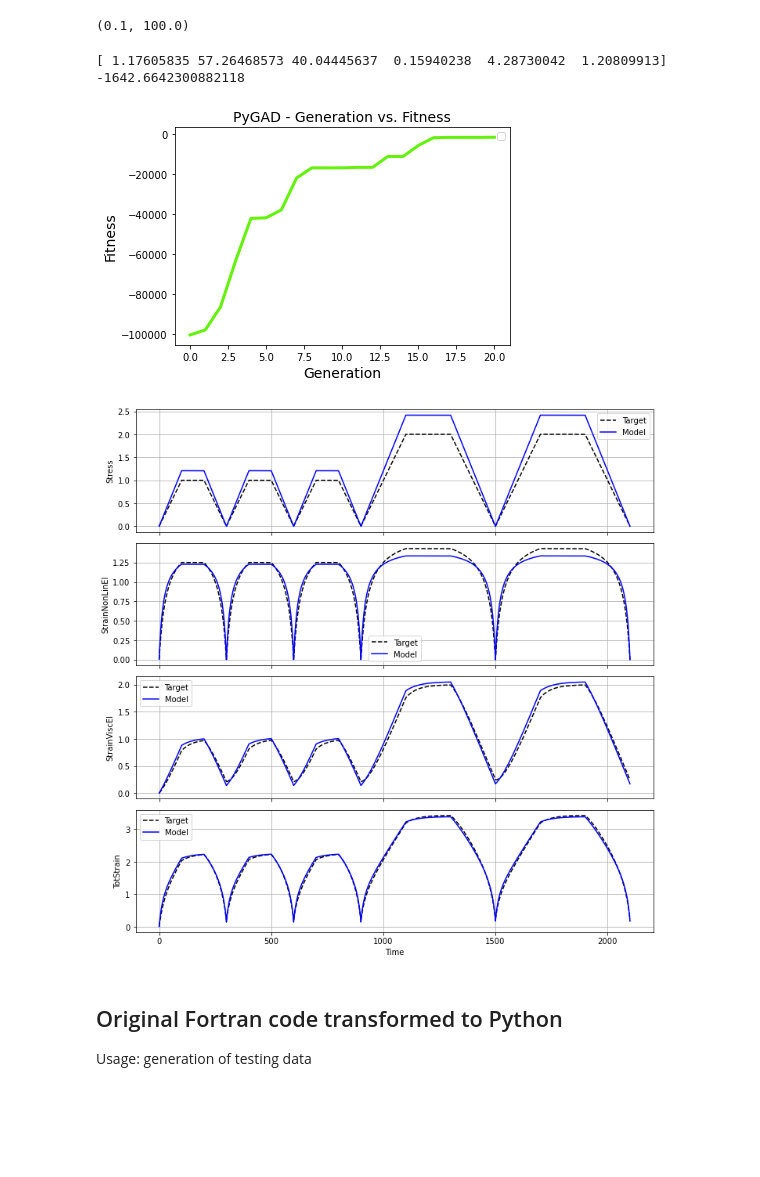
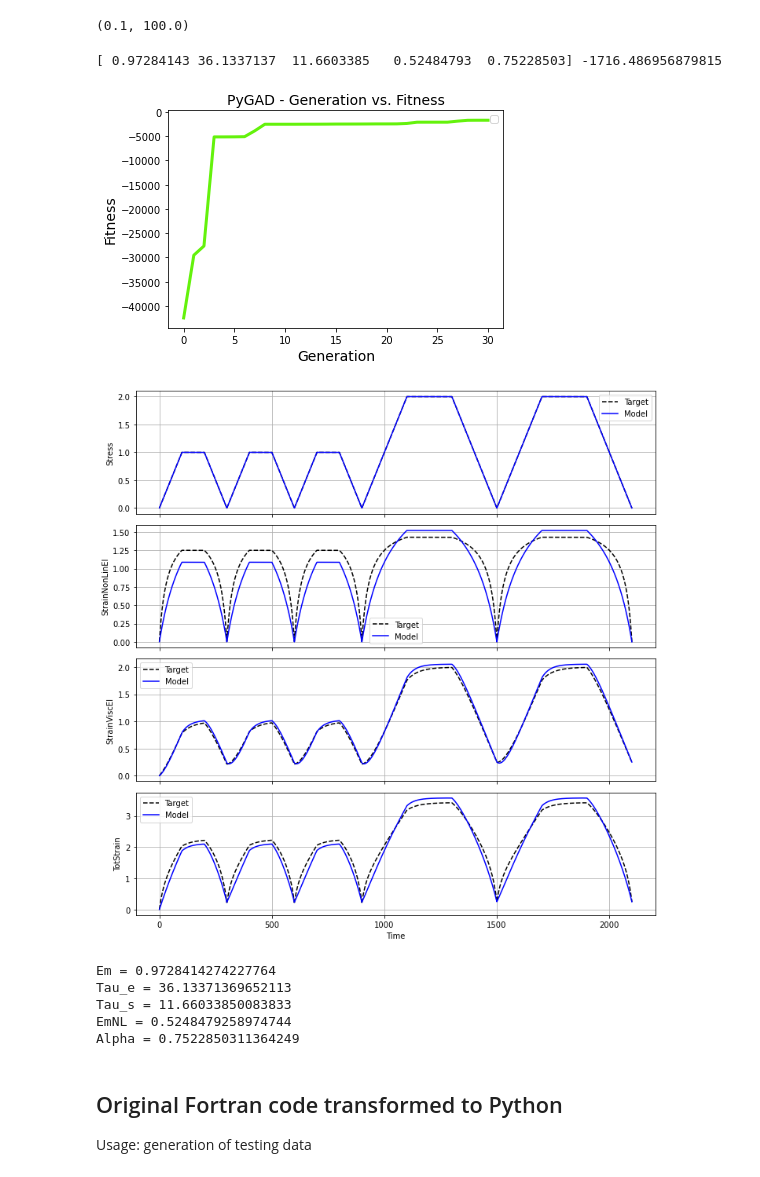
Before and after one commit to garncarz/zener, a Jupyter notebook: zener_optimization.ipynb, the cells around one changed output. Saved outputs shown, nothing was run; the diff lists cells and outputs as text; code cells hidden in the pictures; blank space fills up the shorter version.

```diff
--- a/zener_optimization.ipynb
+++ b/zener_optimization.ipynb
@@ -15,6 +15,7 @@ Nsamp = 1000  # Number of samples per period
 Rsig = [+1, 0, -1, +1, 0, -1, +1, 0, -1,
         +1, +1, 0, 0, -1, -1, +1, +1, 0, 0, -1, -1]
 
+Sig0 = 1
 t0 = 0.0
 
 def fSig(x, x1, Rs):
@@ -72,7 +73,7 @@ dt, Tp
 (0.1, 100.0)
 # %%
 def compute_all(params):
-    Em, Tau_e, Tau_s, EmNL, Alpha, Sig0 = params
+    Em, Tau_e, Tau_s, EmNL, Alpha = params
 
     t = 0.0
     FvalSig = 0.0
@@ -100,79 +101,70 @@ def compute_all(params):
         FvalSig = valSig
 
     return pd.DataFrame(data)
+
+def compute_and_merge(params):
+    df = compute_all(params)
+    df_sorted = df.sort_values('time')
+
+    merged = pd.merge_asof(
+        df_sorted,
+        df_target_sorted,
+        on='time',
+        direction='nearest',
+        tolerance=1e-8,
+        suffixes=('_model', '_target'),
+    )
+    return merged
 # %%
 def fitness_func(ga_instance, solution, solution_idx):
-    df = compute_all(solution)
-    df_sorted = df.sort_values('time')
-
-    merged = pd.merge_asof(
-        df_sorted,
-        df_target_sorted,
-        on='time',
-        direction='nearest',
-        tolerance=1e-8,
-        suffixes=('_model', '_target')
-    )
+    merged = compute_and_merge(solution)
 
     match_ratio = len(merged) / len(df_target)
     if match_ratio < 0.95:
         return -1e9
 
-    cols = ['Stress', 'StrainNonLinEl', 'StrainViscEl', 'TotStrain']
-
     error = 0.0
-    for col in cols:
+    for col in ['Stress', 'StrainNonLinEl', 'StrainViscEl', 'TotStrain']:
         diff = merged[f'{col}_model'] - merged[f'{col}_target']
         error += np.sum(diff ** 2)
 
     return -error
 # %%
-num_generations = 20
+num_generations = 30
 
 def on_generation(ga):
     pbar.set_postfix(fitness=f'{ga.last_generation_fitness[0]:.4e}')
     pbar.update(1)
 
 with tqdm(total=num_generations) as pbar:
     ga = pygad.GA(
         num_generations=num_generations,
         num_parents_mating=5,
         fitness_func=fitness_func,
         sol_per_pop=20,
-        num_genes=6,
+        num_genes=5,
         mutation_percent_genes=30,
         gene_space=[
             {'low': 0.1, 'high': 10.0},  # Em
             {'low': 10, 'high': 100},    # Tau_e
             {'low': 10, 'high': 100},    # Tau_s
             {'low': 0.01, 'high': 3},    # EmNL
             {'low': 0.1, 'high': 10},    # Alpha
-            {'low': 0.1, 'high': 10},    # Sig0
         ],
         on_generation=lambda ga: on_generation(ga),
         save_best_solutions=True,
     )
 
     ga.run()
     solution, solution_fitness, _ = ga.best_solution()
     print(solution, solution_fitness)
 
     ga.plot_fitness()
 # %% [output]
-[ 1.17605835 57.26468573 40.04445637  0.15940238  4.28730042  1.20809913] -1642.6642300882118
+[ 0.97284143 36.1337137  11.6603385   0.52484793  0.75228503] -1716.486956879815
-[figure, old version]
+[figure, new version]
 # %%
-df = compute_all(solution)
-df_sorted = df.sort_values('time')
-
-merged = pd.merge_asof(
-    df_sorted,
-    df_target_sorted,
-    on='time',
-    direction='nearest',
-    tolerance=1e-8,
-    suffixes=('_model', '_target'),
-)
+merged = compute_and_merge(solution)
 
 cols = ['Stress', 'StrainNonLinEl', 'StrainViscEl', 'TotStrain']
 fig, axes = plt.subplots(len(cols), 1, figsize=(10, 2.5 * len(cols)), sharex=True)
@@ -189,7 +181,16 @@ axes[-1].set_xlabel('Time')
 plt.tight_layout()
 plt.show()
 # %% [output]
-[figure, old version]
+[figure, new version]
+# %%
+Em, Tau_e, Tau_s, EmNL, Alpha = solution
+print(f'Em = {Em}\nTau_e = {Tau_e}\nTau_s = {Tau_s}\nEmNL = {EmNL}\nAlpha = {Alpha}')
+# %% [output]
+Em = 0.9728414274227764
+Tau_e = 36.13371369652113
+Tau_s = 11.66033850083833
+EmNL = 0.5248479258974744
+Alpha = 0.7522850311364249
 # %% [markdown]
 ## Original Fortran code transformed to Python
 
```
